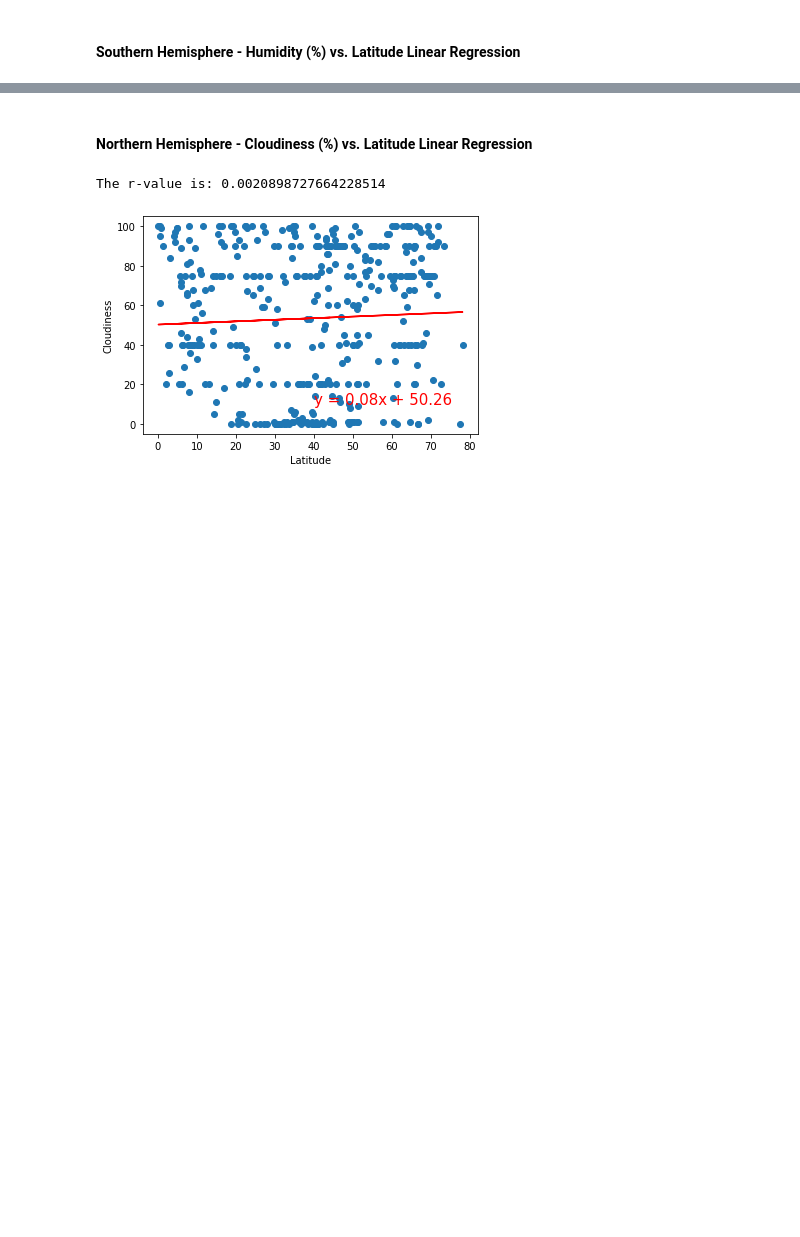
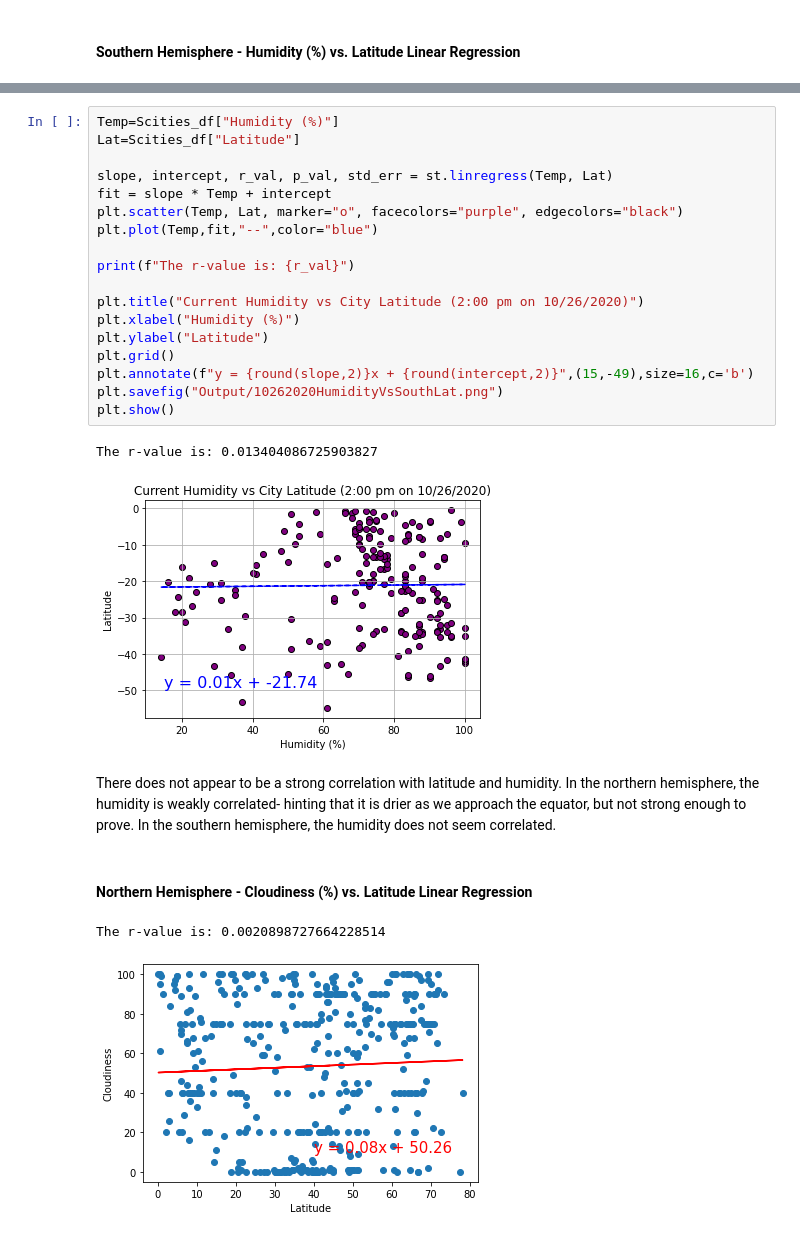
Before and after one commit to JoeKell/VacationingWithAPIs, a Jupyter notebook: WeatherPy.ipynb, the cells around one changed output, grey strips where cells are left out. Saved outputs shown, nothing was run; the diff lists cells and outputs as text; blank space fills up the shorter version.

```diff
--- a/WeatherPy.ipynb
+++ b/WeatherPy.ipynb
@@ -289,3 +302,26 @@ The r-value is: 0.014985174297345524
+# %%
+Temp=Scities_df["Humidity (%)"]
+Lat=Scities_df["Latitude"]
+
+slope, intercept, r_val, p_val, std_err = st.linregress(Temp, Lat)
+fit = slope * Temp + intercept
+plt.scatter(Temp, Lat, marker="o", facecolors="purple", edgecolors="black")
+plt.plot(Temp,fit,"--",color="blue")
+
+print(f"The r-value is: {r_val}")
+
+plt.title("Current Humidity vs City Latitude (2:00 pm on 10/26/2020)")
+plt.xlabel("Humidity (%)")
+plt.ylabel("Latitude")
+plt.grid()
+plt.annotate(f"y = {round(slope,2)}x + {round(intercept,2)}",(15,-49),size=16,c='b')
+plt.savefig("Output/10262020HumidityVsSouthLat.png")
+plt.show()
+# %% [output]
+The r-value is: 0.013404086725903827
+[figure, added]
+# %% [markdown]
+There does not appear to be a strong correlation with latitude and humidity. In the northern hemisphere, the humidity is weakly correlated- hinting that it is drier as we approach the equator, but not strong enough to prove. In the southern hemisphere, the humidity does not seem correlated.
 # %% [markdown]
 ####  Northern Hemisphere - Cloudiness (%) vs. Latitude Linear Regression
 # %%
```
Also changed, not shown: parts of 3 cells of this notebook, 2 other files.
